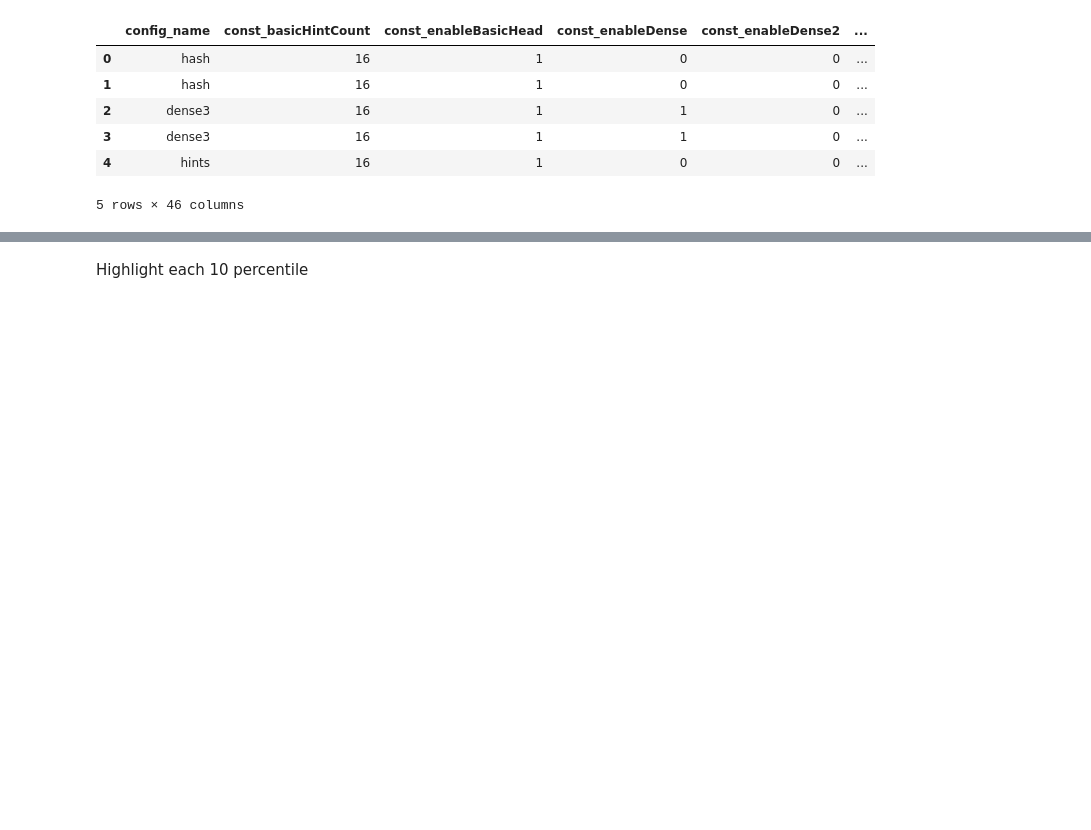
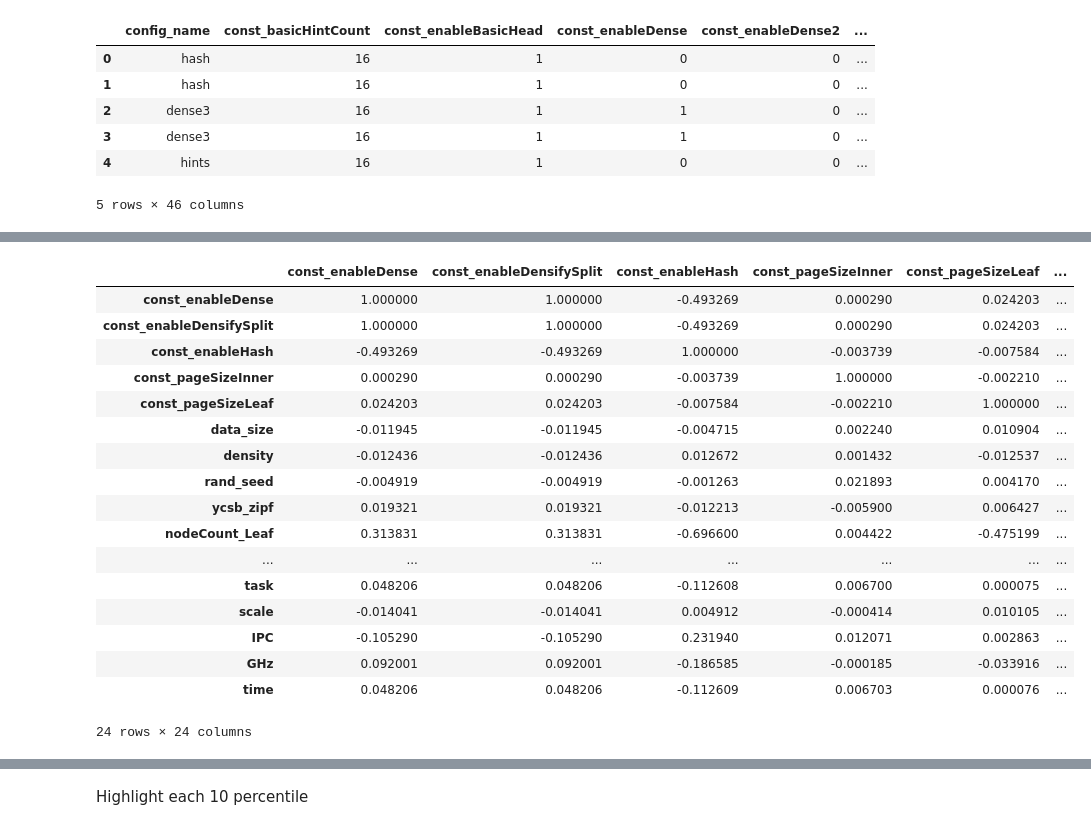
Before and after one commit to rolandhaidari/thesis, a Jupyter notebook: code/02_analyse/correlation.ipynb, the cells around one changed output, grey strips where cells are left out. Saved outputs shown, nothing was run; the diff lists cells and outputs as text; code cells hidden in the pictures; blank space fills up the shorter version.

Commit message:
feat: adapt code for new data

```diff
--- a/code/02_analyse/correlation.ipynb
+++ b/code/02_analyse/correlation.ipynb
@@ -45 +70,29 @@ Name: time, dtype: float64
+# %%
+
+# Compute correlation matrix
+correlation_matrix = df.corr(numeric_only=True)
+
+# Remove rows and columns with NaN values
+correlation_matrix = correlation_matrix.dropna(axis=0, how='all').dropna(axis=1, how='all')
+
+correlation_matrix
+# %% [output]
+|  | const_enableDense | const_enableDensifySplit | const_enableHash | const_pageSizeInner | const_pageSizeLeaf | ... |
+| const_enableDense | 1.000000 | 1.000000 | -0.493269 | 0.000290 | 0.024203 | ... |
+| const_enableDensifySplit | 1.000000 | 1.000000 | -0.493269 | 0.000290 | 0.024203 | ... |
+| const_enableHash | -0.493269 | -0.493269 | 1.000000 | -0.003739 | -0.007584 | ... |
+| const_pageSizeInner | 0.000290 | 0.000290 | -0.003739 | 1.000000 | -0.002210 | ... |
+| const_pageSizeLeaf | 0.024203 | 0.024203 | -0.007584 | -0.002210 | 1.000000 | ... |
+| data_size | -0.011945 | -0.011945 | -0.004715 | 0.002240 | 0.010904 | ... |
+| density | -0.012436 | -0.012436 | 0.012672 | 0.001432 | -0.012537 | ... |
+| rand_seed | -0.004919 | -0.004919 | -0.001263 | 0.021893 | 0.004170 | ... |
+| ycsb_zipf | 0.019321 | 0.019321 | -0.012213 | -0.005900 | 0.006427 | ... |
+| nodeCount_Leaf | 0.313831 | 0.313831 | -0.696600 | 0.004422 | -0.475199 | ... |
+| ... | ... | ... | ... | ... | ... | ... |
+| task | 0.048206 | 0.048206 | -0.112608 | 0.006700 | 0.000075 | ... |
+| scale | -0.014041 | -0.014041 | 0.004912 | -0.000414 | 0.010105 | ... |
+| IPC | -0.105290 | -0.105290 | 0.231940 | 0.012071 | 0.002863 | ... |
+| GHz | 0.092001 | 0.092001 | -0.186585 | -0.000185 | -0.033916 | ... |
+| time | 0.048206 | 0.048206 | -0.112609 | 0.006703 | 0.000076 | ... |
+24 rows × 24 columns
 # %%
```
Also changed, not shown: parts of 7 cells of this notebook, 11 other files.
